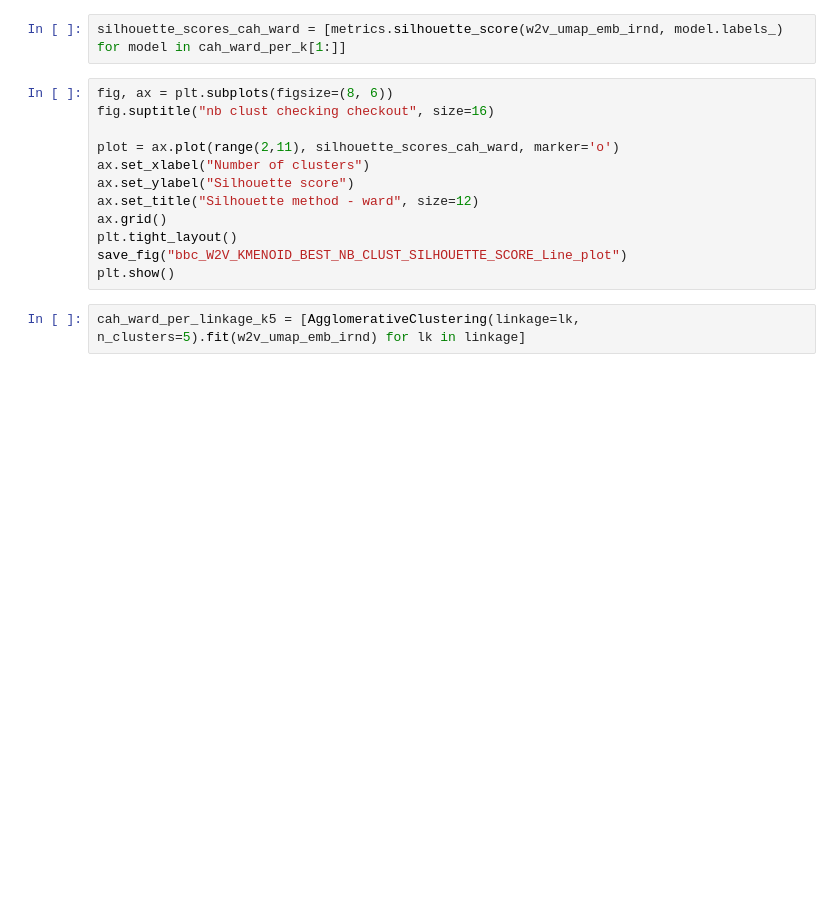
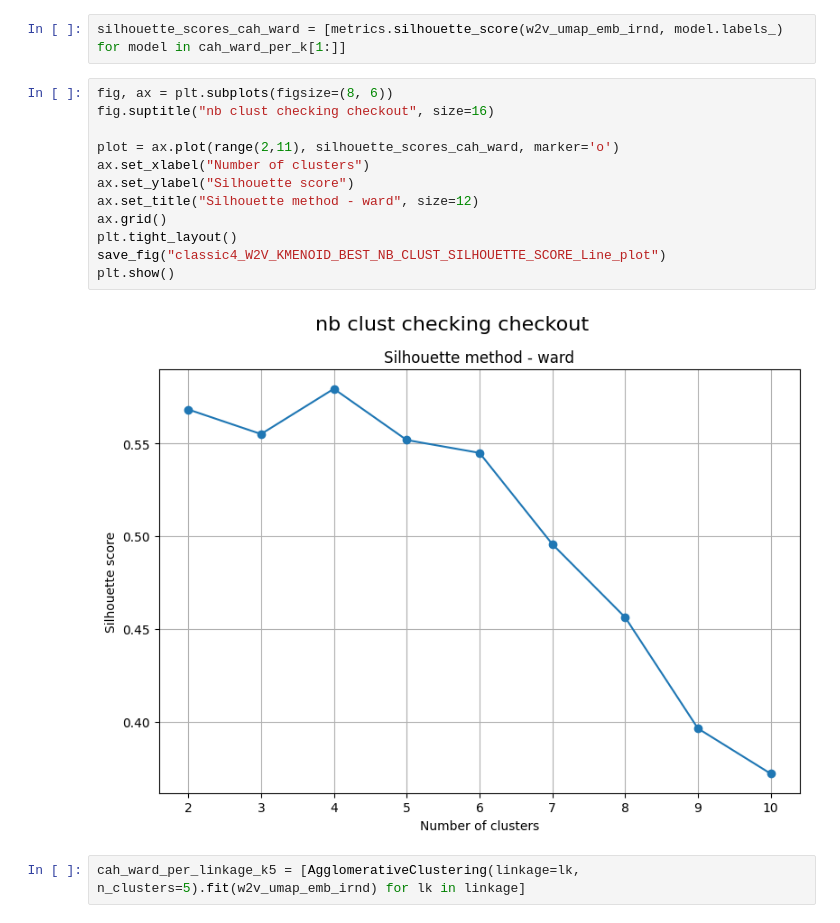
Before and after one commit to goamegah/Document-Clustering, a Jupyter notebook: dsa/PyNotebooks/dsa_classic4.ipynb, the cells around one changed output. Cells and saved outputs as stored; diff of their text form; blank space fills up the shorter version.

```diff
--- a/dsa/PyNotebooks/dsa_classic4.ipynb
+++ b/dsa/PyNotebooks/dsa_classic4.ipynb
@@ -2388,15 +2628,17 @@ silhouette_scores_cah_ward = [metrics.silhouette_score(w2v_umap_emb_irnd, model.
 # %%
 fig, ax = plt.subplots(figsize=(8, 6))
 fig.suptitle("nb clust checking checkout", size=16)
 
 plot = ax.plot(range(2,11), silhouette_scores_cah_ward, marker='o')
 ax.set_xlabel("Number of clusters")
 ax.set_ylabel("Silhouette score")
 ax.set_title("Silhouette method - ward", size=12)
 ax.grid()
 plt.tight_layout()
-save_fig("bbc_W2V_KMENOID_BEST_NB_CLUST_SILHOUETTE_SCORE_Line_plot")
+save_fig("classic4_W2V_KMENOID_BEST_NB_CLUST_SILHOUETTE_SCORE_Line_plot")
 plt.show()
+# %% [output]
+[figure, added]
 # %%
 cah_ward_per_linkage_k5 = [AgglomerativeClustering(linkage=lk, n_clusters=5).fit(w2v_umap_emb_irnd) for lk in linkage]
 # %%
```
Also changed, not shown: parts of 44 cells of this notebook, 8 other files.
